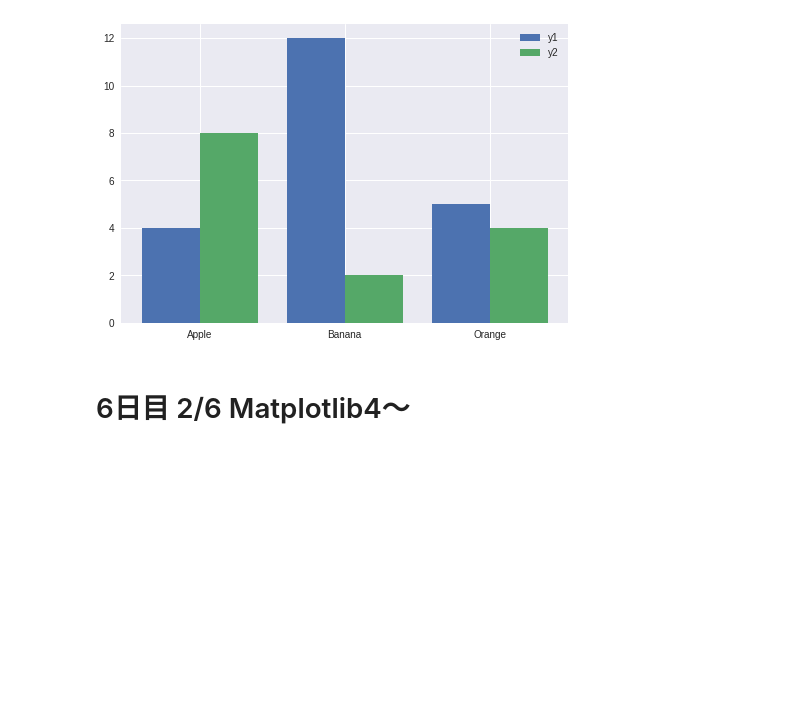
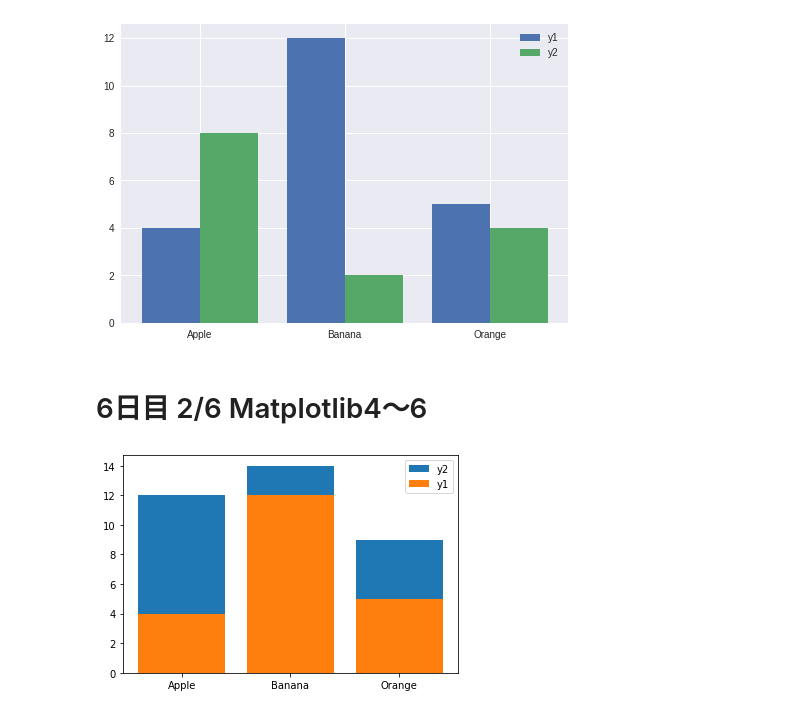
Before and after one commit to haruya0605037/sample2, a Jupyter notebook: python1w.ipynb, the cells around one changed output. Saved outputs shown, nothing was run; the diff lists cells and outputs as text; code cells hidden in the pictures; blank space fills up the shorter version.

```diff
--- a/python1w.ipynb
+++ b/python1w.ipynb
@@ -874,4 +874,23 @@ plt.show()
 # %% [output]
 [figure]
 # %% [markdown]
-# 6日目 2/6 Matplotlib4～
+# 6日目 2/6 Matplotlib4～6
+# %%
+# 積み上げ棒グラフ1
+import numpy as np
+import matplotlib.pyplot as plt
+
+fig, ax = plt.subplots()
+
+x = [1, 2, 3]
+y1 = [4, 12, 5]
+y2 = [8, 2, 4]
+y_total = np.add(y1, y2)  # numpyのadd関数を使用。
+labels = ['Apple', 'Banana', 'Orange']
+
+ax.bar(x, y_total, tick_label=labels, label='y2')  # 目盛り位置は変えないのでtick_labelパラメータを使用。
+ax.bar(x, y1, label='y1')  # 後から追加したものが下に表示されるのでy2,y1の順で実行
+ax.legend()  # labelパラメータの出力
+plt.show()
+# %% [output]
+[figure, added]
```
Also changed, not shown: parts of 14 cells of this notebook.
